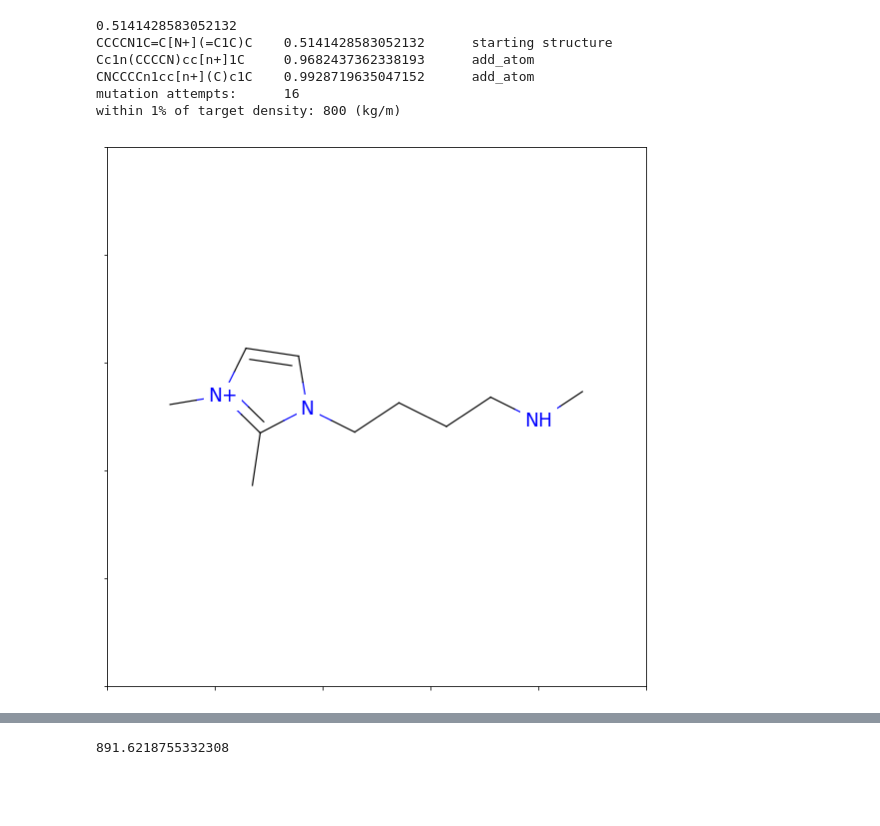
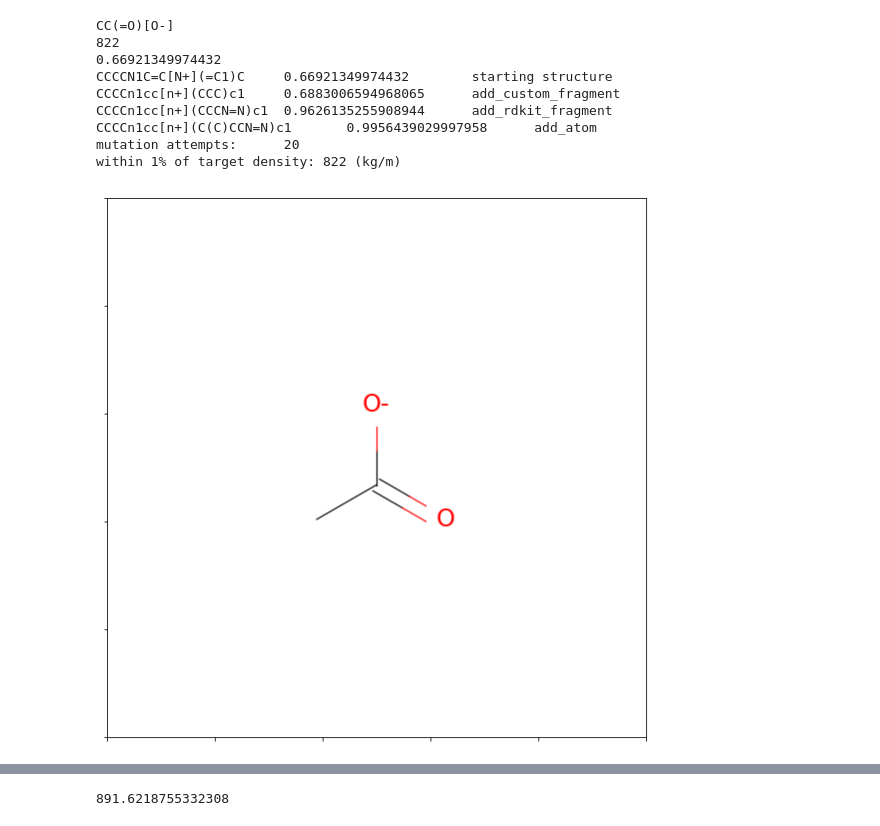
Before and after one commit to wesleybeckner/gains, a Jupyter notebook: scripts/gains_prototype.ipynb, the cells around one changed output, grey strips where cells are left out. Saved outputs shown, nothing was run; the diff lists cells and outputs as text; code cells hidden in the pictures; blank space fills up the shorter version.

Commit message:
removed sphynx build. added random anion start in prototype

```diff
--- a/scripts/gains_prototype.ipynb
+++ b/scripts/gains_prototype.ipynb
@@ -28,7 +36,7 @@ def guess_password(target):
     startTime = datetime.datetime.now()
 
     def fnGetFitness(genes):
-        return get_fitness(genes, target)
+        return get_fitness(anion, genes, target)
 
     def fnDisplay(candidate, mutation):
         display(candidate, mutation, startTime)
@@ -47,50 +55,56 @@ def display(candidate, mutation, startTime):
     print("{}\t{}\t{}".format(
     candidate.Genes, candidate.Fitness, mutation))
 
-def get_fitness(genes, target):
+def get_fitness(anion, genes, target):
     cation = Chem.MolFromSmiles(genes)
-    anion = Chem.MolFromSmiles("[B-](F)(F)(F)F")
+    #anion = Chem.MolFromSmiles("[B-](F)(F)(F)F")
     model = genetic.load_data("density_nn_model.sav", pickleFile=True)
     deslist = genetic.load_data("density_nn_model_descriptors.csv")
     feature_vector=[]
     with genetic.suppress_stdout_stderr():
         for item in deslist:
             if "anion" in item:
                 feature_vector.append(calculator([item.partition('-')\
                     [0]]).CalcDescriptors(anion)[0])
             elif "cation" in item:
                 feature_vector.append(calculator([item.partition('-')\
                 [0]]).CalcDescriptors(cation)[0])
             elif "Temperature_K" in item:
                 feature_vector.append(298.15)
             elif "Pressure_kPa" in item:
                 feature_vector.append(101.325)
             else:
                 print("unknown descriptor in list: %s" % item)
     features_normalized = (feature_vector-deslist.iloc[0].values)/deslist.iloc[1].values
     prediction = exp(model.predict(np.array(features_normalized).reshape(1,-1))[0])
     error = abs((prediction-target)/target)
 
     return 1-error
 
 def show_ion(genes, target, mutation_attempts):
     print("{}\t{}".format("mutation attempts: ", mutation_attempts))
     print("within 1%% of target density: %s (kg/m) " % target)
 
 
 geneSet = genetic.generate_geneset()
 df = genetic.load_data("saltInfo.csv")
-df = df.loc[df["cation_name"].str.contains("imid", case=False)]
-df = df['cation_SMILES'].unique()
+df = df['anion_SMILES'].unique()
 ohPickMe = random.sample(range(df.shape[0]),1)
-target = 800
+anion = Chem.MolFromSmiles(df[ohPickMe[0]])
+print(df[ohPickMe[0]])
+img = Draw.MolToMPL(anion)
+target = random.sample(range(800,1500),1)[0]
+print(target)
 best = guess_password(target)
-Draw.MolToMPL(best.Mol)
+img = Draw.MolToMPL(best.Mol)
 # %% [output]
-0.5141428583052132
-CCCCN1C=C[N+](=C1C)C    0.5141428583052132      starting structure
-Cc1n(CCCCN)cc[n+]1C     0.9682437362338193      add_atom
-CNCCCCn1cc[n+](C)c1C    0.9928719635047152      add_atom
-mutation attempts:      16
-within 1% of target density: 800 (kg/m)
+CC(=O)[O-]
+822
+0.66921349974432
+CCCCN1C=C[N+](=C1)C     0.66921349974432        starting structure
+CCCCn1cc[n+](CCC)c1     0.6883006594968065      add_custom_fragment
+CCCCn1cc[n+](CCCN=N)c1  0.9626135255908944      add_rdkit_fragment
+CCCCn1cc[n+](C(C)CCN=N)c1       0.9956439029997958      add_atom
+mutation attempts:      20
+within 1% of target density: 822 (kg/m)
-[figure, old version]
+[figure, new version]
```
Also changed, not shown: parts of 4 cells of this notebook, 27 other files.
